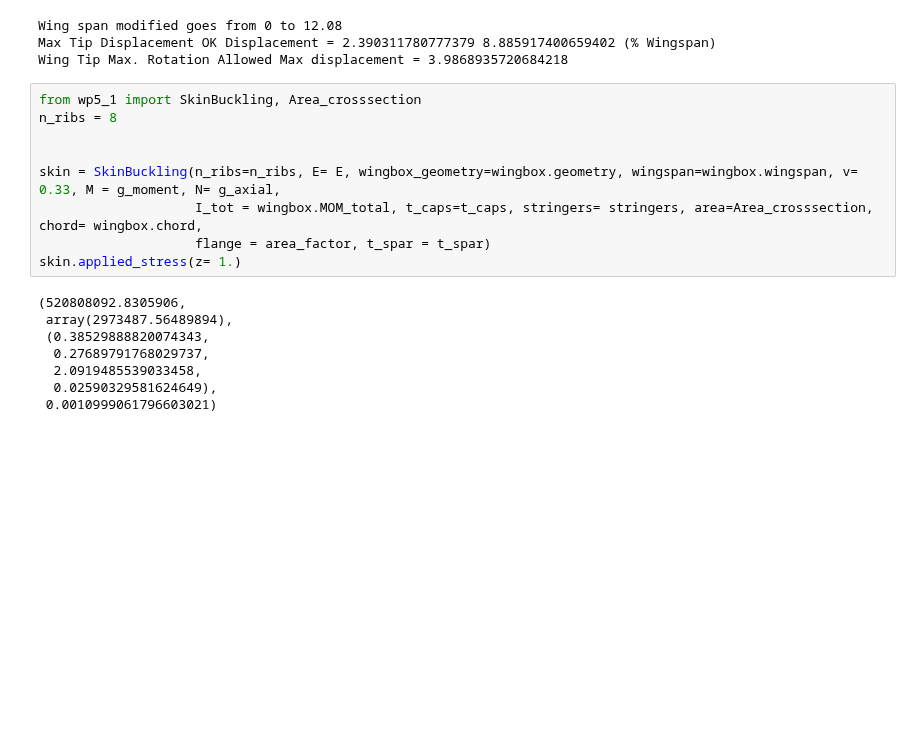
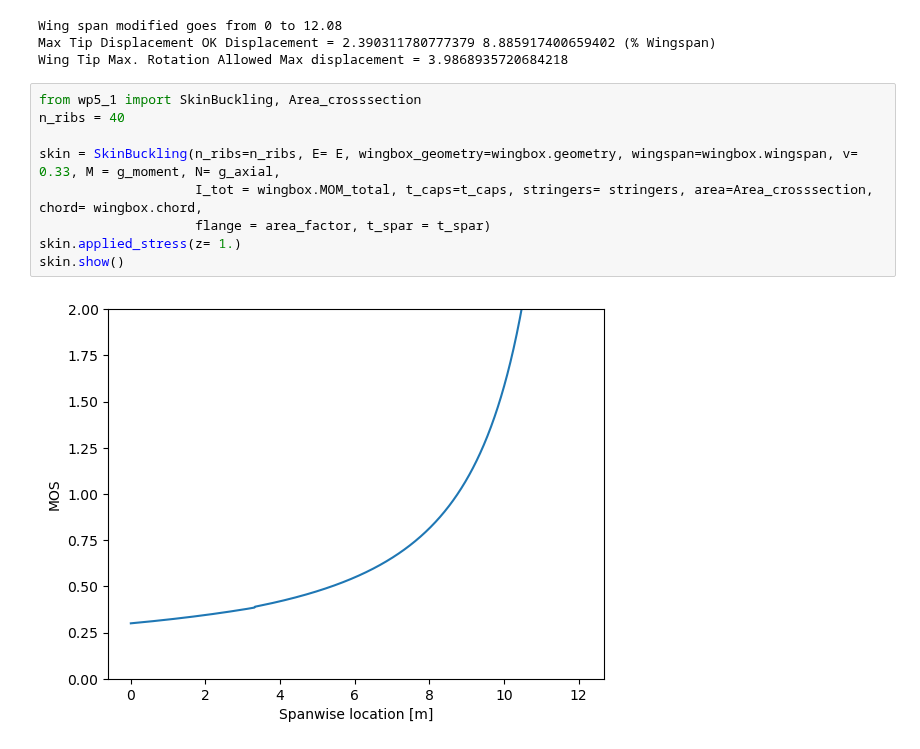
Before and after one commit to federicoangioni/AE2111-I-Aerospace-System-Design, a Jupyter notebook: WP4-5/main_faster.ipynb, the cells around one changed output. Cells and saved outputs as stored; diff of their text form; blank space fills up the shorter version.

```diff
--- a/WP4-5/main_faster.ipynb
+++ b/WP4-5/main_faster.ipynb
@@ -158,21 +158,15 @@ Max Tip Displacement OK Displacement = 2.390311780777379 8.885917400659402 (% Wi
 Wing Tip Max. Rotation Allowed Max displacement = 3.9868935720684218
 # %%
 from wp5_1 import SkinBuckling, Area_crosssection
-n_ribs = 8
-
+n_ribs = 40
 
 skin = SkinBuckling(n_ribs=n_ribs, E= E, wingbox_geometry=wingbox.geometry, wingspan=wingbox.wingspan, v= 0.33, M = g_moment, N= g_axial,
                     I_tot = wingbox.MOM_total, t_caps=t_caps, stringers= stringers, area=Area_crosssection, chord= wingbox.chord,
                     flange = area_factor, t_spar = t_spar)
 skin.applied_stress(z= 1.)
+skin.show()
 # %% [output]
-(520808092.8305906,
- array(2973487.56489894),
- (0.38529888820074343,
-  0.27689791768029737,
-  2.0919485539033458,
-  0.02590329581624649),
- 0.0010999061796603021)
+[figure, added]
 # %%
 from wp5_1 import SparWebBuckling, Area_crosssection
 t_front = 4e-3
```
Also changed, not shown: parts of 2 cells of this notebook, 1 other file.
